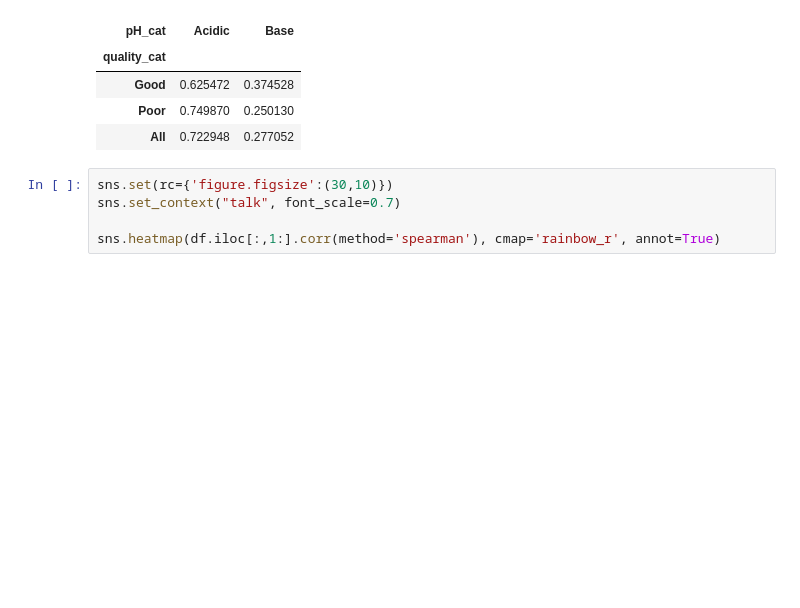
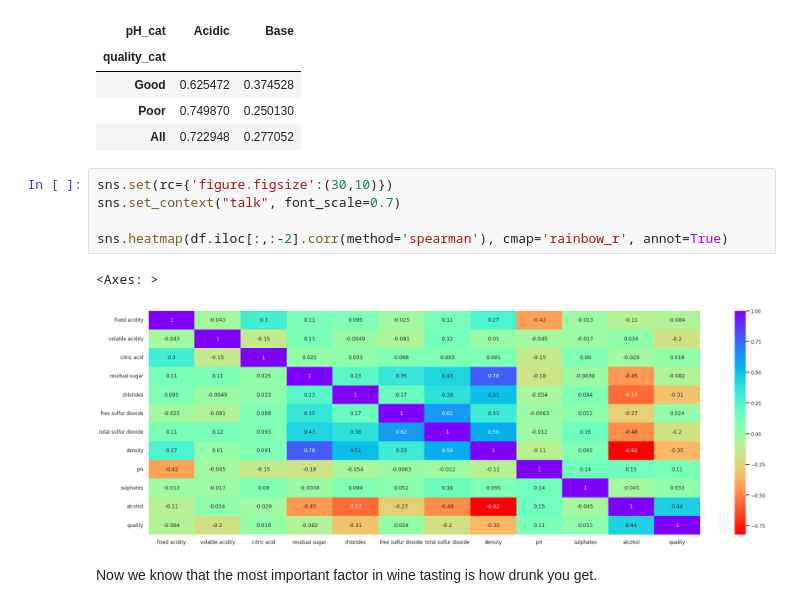
Before and after one commit to taniahdez75/st, a Jupyter notebook: Wine_Univariate_and_Bivariate_Analysis.ipynb, the cells around one changed output. Cells and saved outputs as stored; diff of their text form; blank space fills up the shorter version.

```diff
--- a/Wine_Univariate_and_Bivariate_Analysis.ipynb
+++ b/Wine_Univariate_and_Bivariate_Analysis.ipynb
@@ -189,5 +189,10 @@ pd.crosstab(df.quality_cat,df.pH_cat,normalize='index',margins=True)
 # %%
 sns.set(rc={'figure.figsize':(30,10)})
 sns.set_context("talk", font_scale=0.7)
 
-sns.heatmap(df.iloc[:,1:].corr(method='spearman'), cmap='rainbow_r', annot=True)
+sns.heatmap(df.iloc[:,:-2].corr(method='spearman'), cmap='rainbow_r', annot=True)
+# %% [output]
+<Axes: >
+[figure, added]
+# %% [markdown]
+Now we know that the most important factor in wine tasting is how drunk you get.
```
